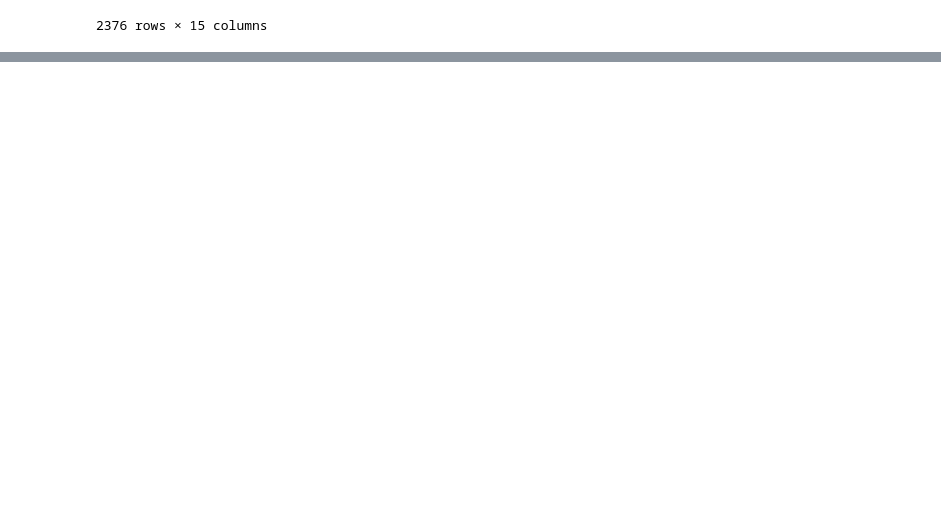
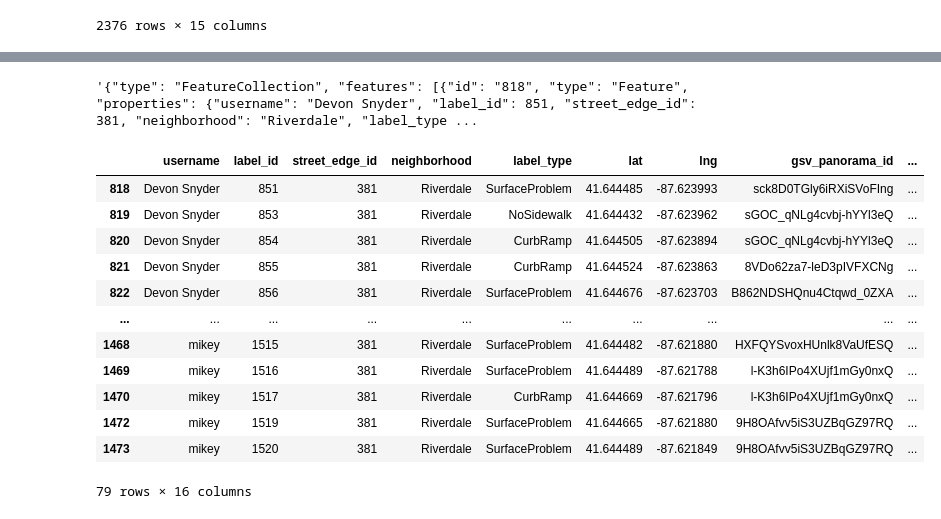
Before and after one commit to ProjectSidewalk/validation-study, a Jupyter notebook: Explore.ipynb, the cells around one changed output, grey strips where cells are left out. Cells and saved outputs as stored; diff of their text form; code cells hidden in the pictures; blank space fills up the shorter version.

```diff
--- a/Explore.ipynb
+++ b/Explore.ipynb
@@ -70 +70,7 @@ cluster to compare: 105
 [interactive output not drawn]
+# %%
+testing['img_url'] = testing.apply(lambda x: "with_icons/label_id_"+str(x.label_id)+".jpg", axis=1)
+# %%
+testing.to_json()
+# %% [output]
+'{"type": "FeatureCollection", "features": [{"id": "818", "type": "Feature", "properties": {"username": "Devon Snyder", "label_id": 851, "street_edge_id": 381, "neighborhood": "Riverdale", "label_type ...
@@ -70,0 +79,16 @@ cluster to compare: 105
+# %%
+testing
+# %% [output]
+|  | username | label_id | street_edge_id | neighborhood | label_type | lat | lng | gsv_panorama_id | ... |
+| 818 | Devon Snyder | 851 | 381 | Riverdale | SurfaceProblem | 41.644485 | -87.623993 | sck8D0TGly6iRXiSVoFIng | ... |
+| 819 | Devon Snyder | 853 | 381 | Riverdale | NoSidewalk | 41.644432 | -87.623962 | sGOC_qNLg4cvbj-hYYl3eQ | ... |
+| 820 | Devon Snyder | 854 | 381 | Riverdale | CurbRamp | 41.644505 | -87.623894 | sGOC_qNLg4cvbj-hYYl3eQ | ... |
+| 821 | Devon Snyder | 855 | 381 | Riverdale | CurbRamp | 41.644524 | -87.623863 | 8VDo62za7-leD3pIVFXCNg | ... |
+| 822 | Devon Snyder | 856 | 381 | Riverdale | SurfaceProblem | 41.644676 | -87.623703 | B862NDSHQnu4Ctqwd_0ZXA | ... |
+| ... | ... | ... | ... | ... | ... | ... | ... | ... | ... |
+| 1468 | mikey | 1515 | 381 | Riverdale | SurfaceProblem | 41.644482 | -87.621880 | HXFQYSvoxHUnlk8VaUfESQ | ... |
+| 1469 | mikey | 1516 | 381 | Riverdale | SurfaceProblem | 41.644489 | -87.621788 | l-K3h6IPo4XUjf1mGy0nxQ | ... |
+| 1470 | mikey | 1517 | 381 | Riverdale | CurbRamp | 41.644669 | -87.621796 | l-K3h6IPo4XUjf1mGy0nxQ | ... |
+| 1472 | mikey | 1519 | 381 | Riverdale | SurfaceProblem | 41.644665 | -87.621880 | 9H8OAfvv5iS3UZBqGZ97RQ | ... |
+| 1473 | mikey | 1520 | 381 | Riverdale | SurfaceProblem | 41.644489 | -87.621849 | 9H8OAfvv5iS3UZBqGZ97RQ | ... |
+79 rows × 16 columns
```
Also changed, not shown: parts of 2 cells of this notebook, 12 other files.
